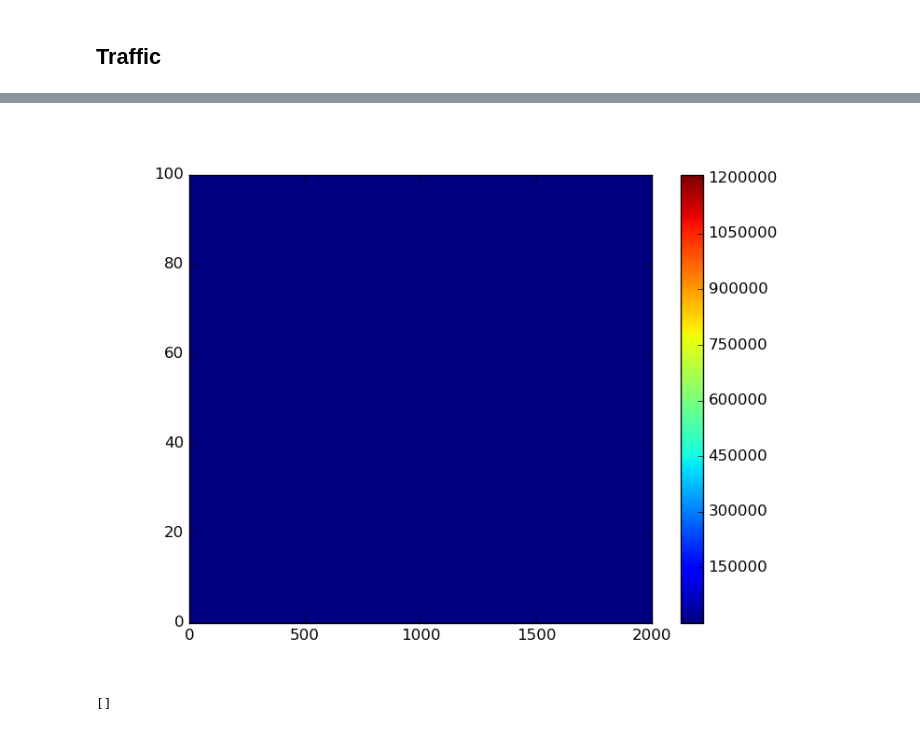
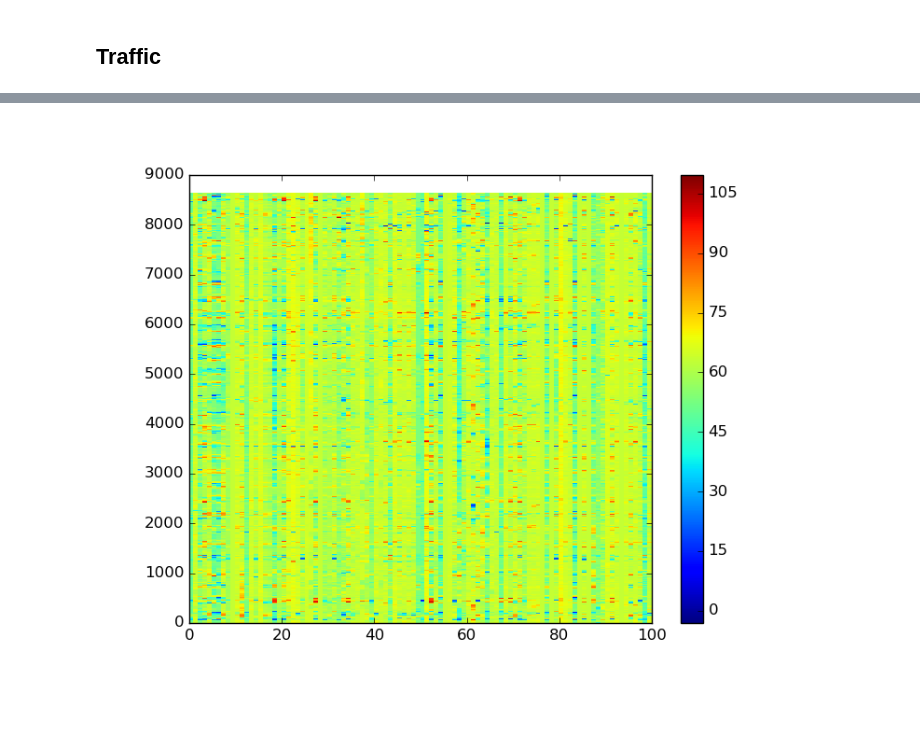
Before and after one commit to arleilps/network-process-discovery, a Jupyter notebook: network-processes.ipynb, the cells around one changed output, grey strips where cells are left out. Cells and saved outputs as stored; diff of their text form; code cells hidden in the pictures.

Commit message:
Reorganizing the code, adding better synthetic models, data cleaning.

```diff
--- a/network-processes.ipynb
+++ b/network-processes.ipynb
@@ -1403,8 +435,18 @@ ftt = ft.transform(FT)
+# %%
+G = read_graph(small_traffic["path"] + "traffic.graph", small_traffic["path"] + "traffic_100.data")
+FT = read_dyn_graph(small_traffic["path"] + "traffic", small_traffic["num_snaps"], G)
+cFT = clean_traffic_data(FT)
+# %%
+plt.clf()
+heatmap = plt.pcolor(cFT)
+plt.colorbar(heatmap)
+plt.savefig("traffic_heat.png")
+Image(filename='traffic_heat.png')
+# %% [output]
+[figure, added]
 # %%
 plt.clf()
-heatmap = plt.pcolor(numpy.absolute(ftt))
+heatmap = plt.pcolor(numpy.real(FT))
 plt.colorbar(heatmap)
 plt.savefig("traffic_heat.png")
 Image(filename='traffic_heat.png')
-# %% [output]
-[figure, removed]
@@ -1413,4 +452,0 @@ Image(filename='traffic_heat.png')
-# %%
-print (tree.counts)
-# %% [output]
-[]
```
Also changed, not shown: parts of 92 cells of this notebook, 7 other files.
